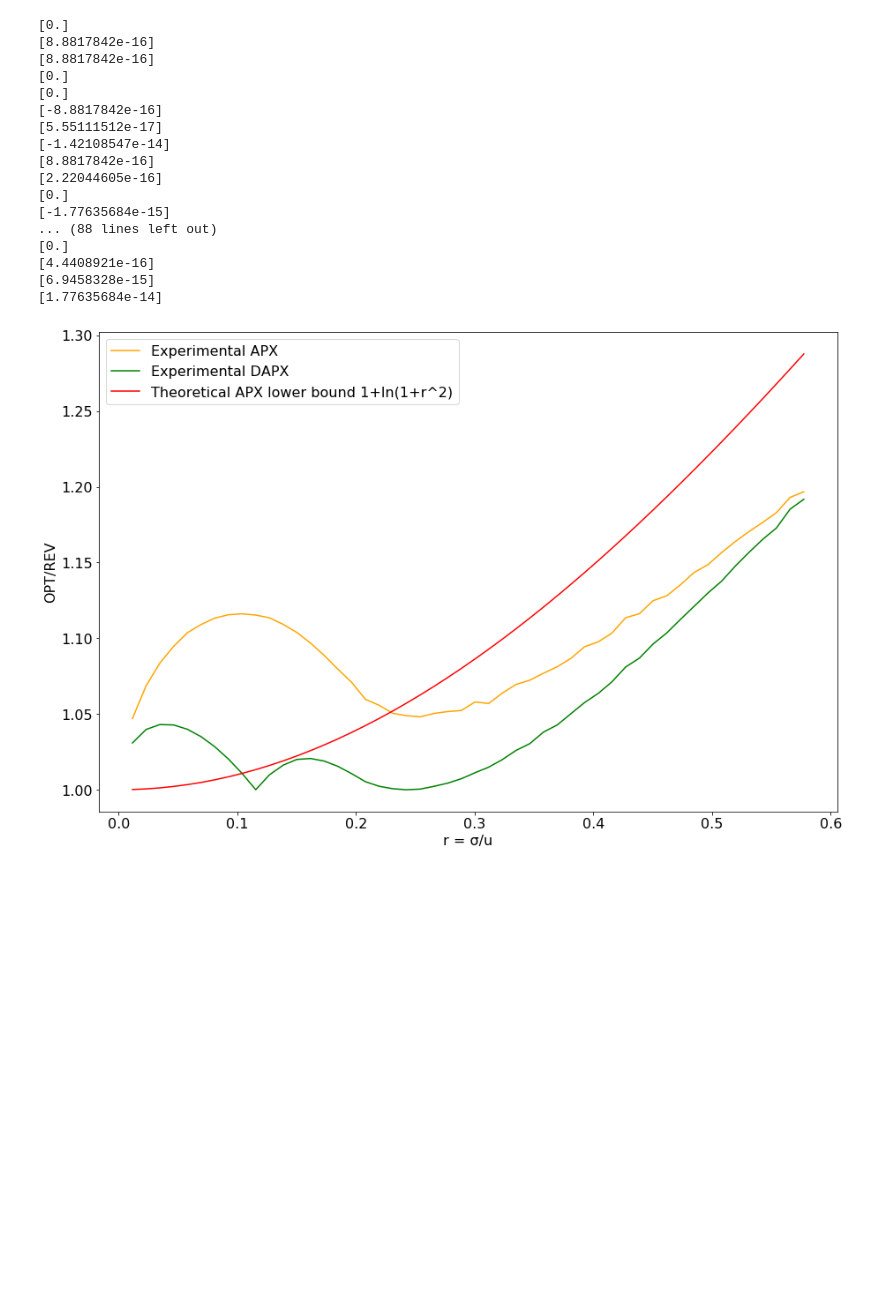
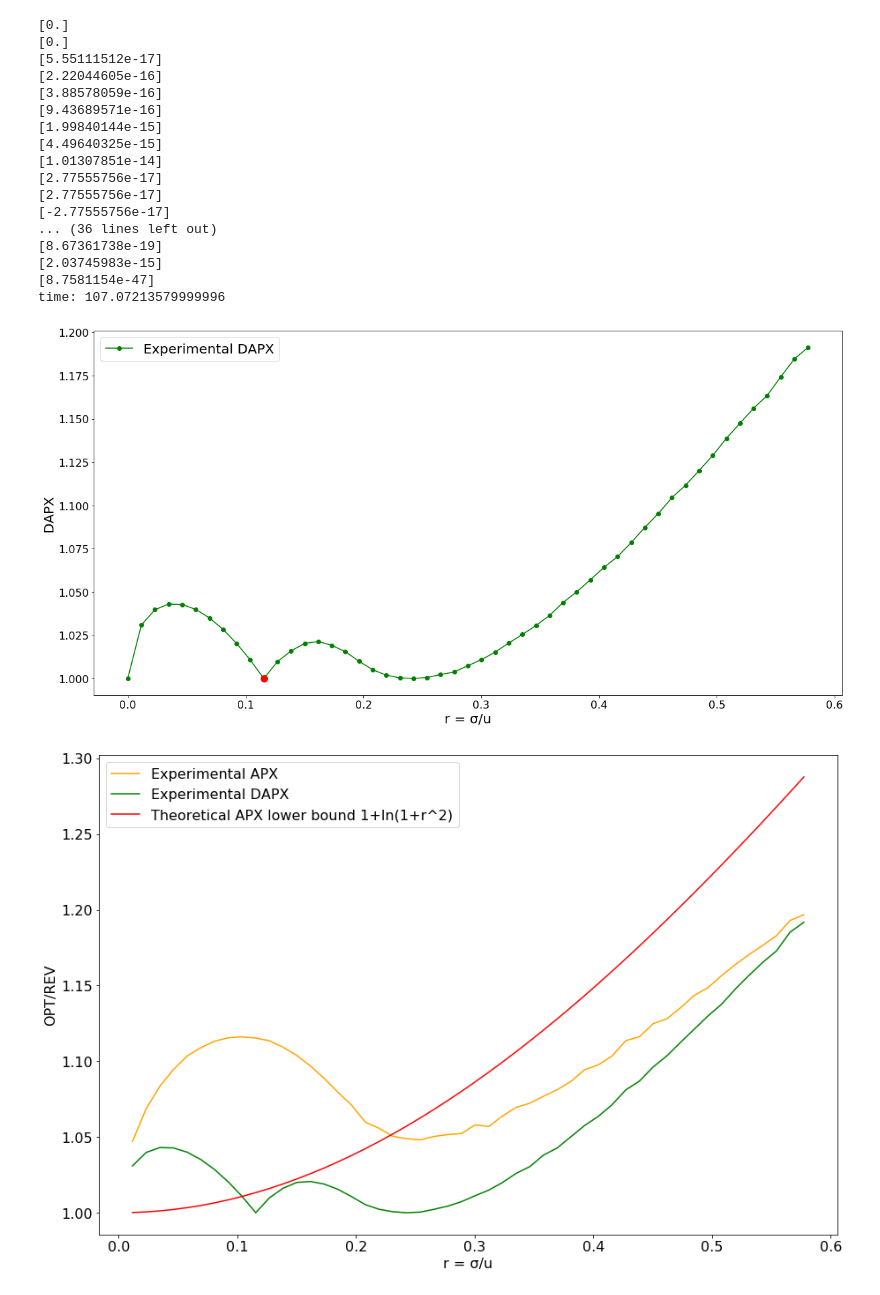
Before and after one commit to ge73xaq/AGT, a Jupyter notebook: DAPX_APX_uniform.ipynb, the cells around one changed output. Saved outputs shown, nothing was run; the diff lists cells and outputs as text; code cells hidden in the pictures; blank space fills up the shorter version.

```diff
--- a/DAPX_APX_uniform.ipynb
+++ b/DAPX_APX_uniform.ipynb
@@ -62,10 +62,8 @@ def rejection_sampling(pi1, pi2, N):
 sigma_list = []
 DAPX_uniform = []
 r_list =[]
-reserve_p_list = []
 p_d_list = []
-r_rho_list=[]
-APX_uniform_list = []
+
 
 #Definition 3.1: rho_D function used to compute DAPX
 def rho_D(x):
@@ -81,7 +79,7 @@ def f(x):
 
 
 #step =np.linspace(0, 5,5)
-step = np.arange(0, 5, 0.1)
+step = np.arange(0, 5.1,0.1)
 n = 1000000
 tic = time.clock()
 for i in step:
@@ -113,64 +111,50 @@ for i in step:
     #Compute the experimental DAPX
     DAPX_uniform.append((opt/exp_revenue)[0])
 
-    #First solve pi1 and pi2 using numerical solver and then generate the samples from
-    #the corresponding log-lottery distribution.
-    k2 = u**2 + sigma**2
-    pi1 = fsolve(f, [u-0.5])
-    pi2 = 0.5*(k2/pi1 +pi1)
-    print(f(pi1))
-    rej_sample = []
-    rej_sample = rejection_sampling(pi1,pi2,n)
-    rexp_revenue_list =[]
-    #For each reserve price, perform auction experiment and save all the results
-    for rp_reserve in rej_sample:
-        rexp_revenue_list.append(auction_exp(uniform.rvs(loc=a, scale=b-a,size=1),rp_reserve))
-    #Determine the experimental APX with optimal revenue against the average revenue
-    APX_uniform_list.append(opt/np.average(rexp_revenue_list))
-
-    #compute the APX theoretical upper bound using function rho from Definition 4.1
-    r_rho = fsolve(random_rho, [u])
-    r_rho_list.append(r_rho[0])
-    print(random_rho(r_rho))
 
 toc = time.clock()
 print('time: ' + str(toc-tic))
 # %% [output]
-[0.]
-[8.8817842e-16]
-[8.8817842e-16]
 [0.]
 [0.]
-[-8.8817842e-16]
 [5.55111512e-17]
-[-1.42108547e-14]
-[8.8817842e-16]
 [2.22044605e-16]
-[0.]
-[-1.77635684e-15]
-... (88 lines left out)
-[0.]
-[4.4408921e-16]
-[6.9458328e-15]
-[1.77635684e-14]
+[3.88578059e-16]
+[9.43689571e-16]
+[1.99840144e-15]
+[4.49640325e-15]
+[1.01307851e-14]
+[2.77555756e-17]
+[2.77555756e-17]
+[-2.77555756e-17]
+... (36 lines left out)
+[8.67361738e-19]
+[2.03745983e-15]
+[8.7581154e-47]
+time: 107.07213579999996
 # %%
 # create figure and axis objects with subplots()
 fig,ax = plt.subplots(figsize=(20, 10))
 ax.tick_params(axis='x', labelsize= 16)
 ax.tick_params(axis='y', labelsize= 16)
 
 #plot with experimental and theoretical values for DAPX
+
 ax.plot(r_list, DAPX_uniform,color="green",marker="o",label="Experimental DAPX")
-ax.plot(r_list, p_d_list,color="blue",marker="o",label="Theoritical \u03C1_D")
+#ax.plot(r_list, p_d_list,color="blue",marker="o",label="Theoritical \u03C1_D")
+
+ax.plot(r_list[40], DAPX_uniform[40], color="red",marker="o",markersize=10)
 
 # set x-axis label
 ax.set_xlabel("r = \u03C3/u",fontsize=20)
 # set y-axis label
 ax.set_ylabel("DAPX",fontsize=20)
 #ax.set_ylim(0.5,3.4)
 
 
 #plt.title('simulation'+ '  u =' +str(u)+' with different standard deviation ')
 plt.legend(loc="upper left",fontsize = 20)
-#plt.savefig("uniform_dapx.png",bbox_inches='tight')
+plt.savefig("uniform_dapx_only.png",bbox_inches='tight')
 plt.show()
+# %% [output]
+[figure, added]
```
Also changed, not shown: parts of 1 cell of this notebook, 6 other files.
